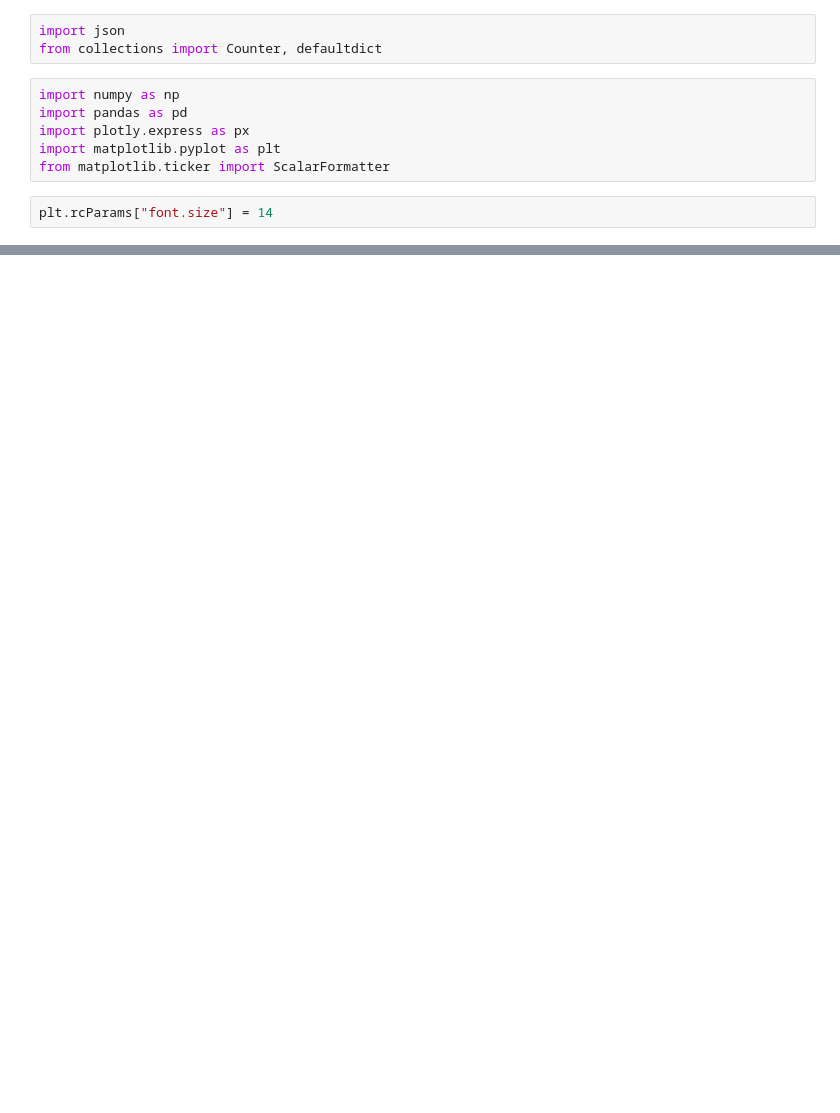
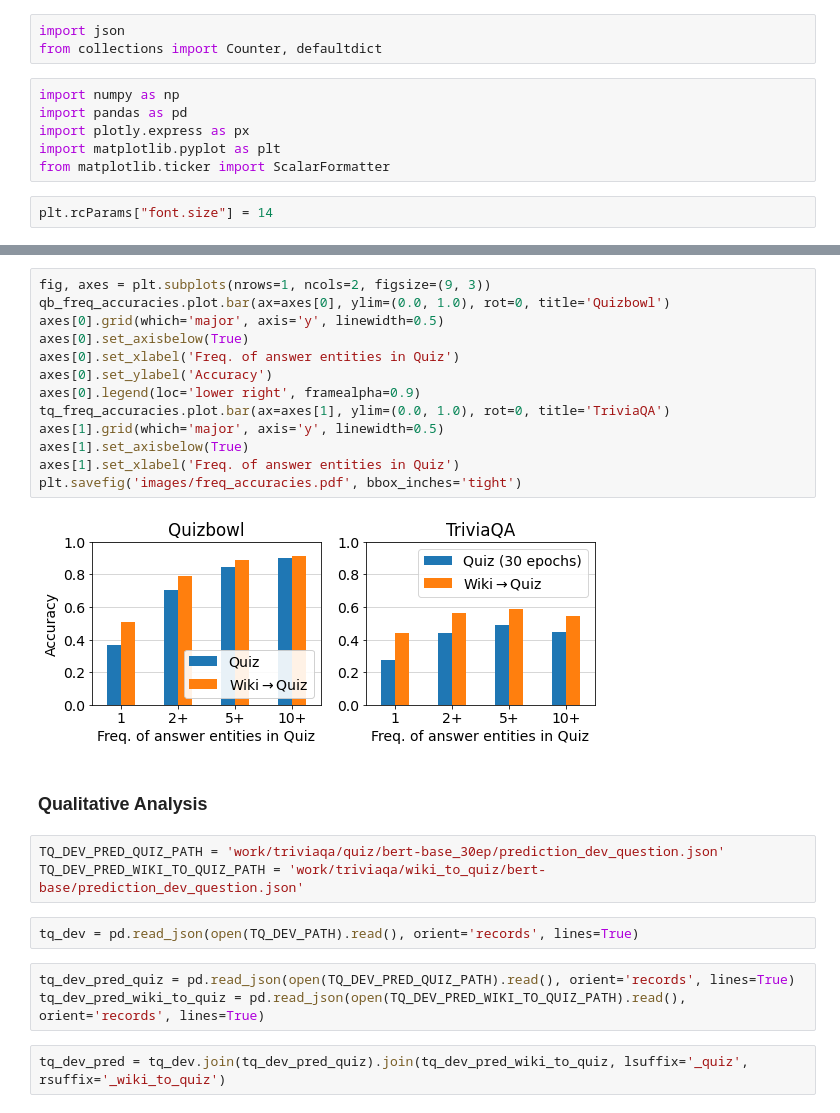
Before and after one commit to singletongue/closed-book-qa, a Jupyter notebook: analysis.ipynb, the cells around one changed output, grey strips where cells are left out. Cells and saved outputs as stored; diff of their text form; blank space fills up the shorter version.

```diff
--- a/analysis.ipynb
+++ b/analysis.ipynb
@@ -187,0 +295,27 @@ plt.savefig('images/accuracy_sid.pdf', bbox_inches='tight')
+# %%
+fig, axes = plt.subplots(nrows=1, ncols=2, figsize=(9, 3))
+qb_freq_accuracies.plot.bar(ax=axes[0], ylim=(0.0, 1.0), rot=0, title='Quizbowl')
+axes[0].grid(which='major', axis='y', linewidth=0.5)
+axes[0].set_axisbelow(True)
+axes[0].set_xlabel('Freq. of answer entities in Quiz')
+axes[0].set_ylabel('Accuracy')
+axes[0].legend(loc='lower right', framealpha=0.9)
+tq_freq_accuracies.plot.bar(ax=axes[1], ylim=(0.0, 1.0), rot=0, title='TriviaQA')
+axes[1].grid(which='major', axis='y', linewidth=0.5)
+axes[1].set_axisbelow(True)
+axes[1].set_xlabel('Freq. of answer entities in Quiz')
+plt.savefig('images/freq_accuracies.pdf', bbox_inches='tight')
+# %% [output]
+[figure, added]
+# %% [markdown]
+### Qualitative Analysis
+# %%
+TQ_DEV_PRED_QUIZ_PATH = 'work/triviaqa/quiz/bert-base_30ep/prediction_dev_question.json'
+TQ_DEV_PRED_WIKI_TO_QUIZ_PATH = 'work/triviaqa/wiki_to_quiz/bert-base/prediction_dev_question.json'
+# %%
+tq_dev = pd.read_json(open(TQ_DEV_PATH).read(), orient='records', lines=True)
+# %%
+tq_dev_pred_quiz = pd.read_json(open(TQ_DEV_PRED_QUIZ_PATH).read(), orient='records', lines=True)
+tq_dev_pred_wiki_to_quiz = pd.read_json(open(TQ_DEV_PRED_WIKI_TO_QUIZ_PATH).read(), orient='records', lines=True)
+# %%
+tq_dev_pred = tq_dev.join(tq_dev_pred_quiz).join(tq_dev_pred_wiki_to_quiz, lsuffix='_quiz', rsuffix='_wiki_to_quiz')
```
Also changed, not shown: parts of 60 cells of this notebook, 47 other files.
